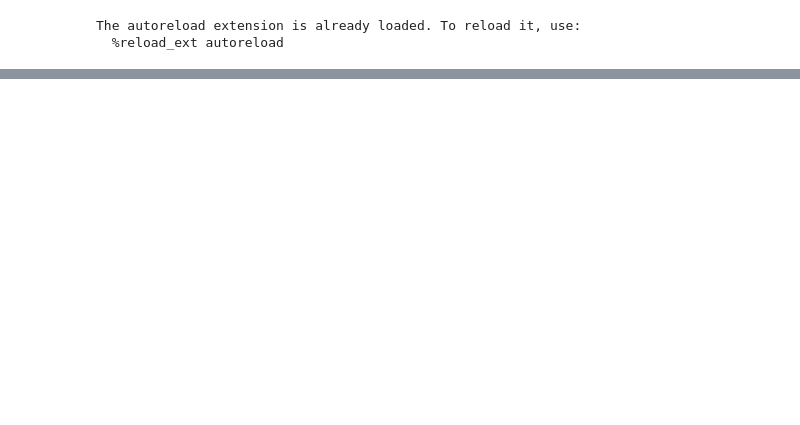
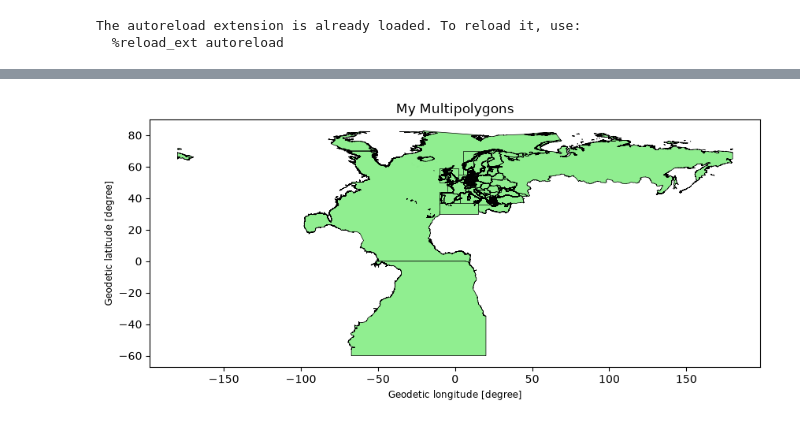
Before and after one commit to KatharinaBuelow/udag, a Jupyter notebook: read_shapefile.ipynb, the cells around one changed output, grey strips where cells are left out. Cells and saved outputs as stored; diff of their text form; code cells hidden in the pictures; blank space fills up the shorter version.

```diff
--- a/read_shapefile.ipynb
+++ b/read_shapefile.ipynb
@@ -241,0 +180,6 @@ plt.show()
+# %%
+
+shp_file= os.path.join(wkd,'eva-suite', 'UDAG_EvaSuite_allpolygones_regiklim_msf_200226.gpkg')
+gdf = gpd.read_file(shp_file)
+print(gdf.head())
+print(gdf.crs)
@@ -241,0 +201,17 @@ plt.show()
+# %%
+
+import matplotlib.pyplot as plt
+
+fig, ax = plt.subplots(figsize=(10, 10))
+
+gdf.plot(
+    ax=ax,
+    facecolor="lightgreen",
+    edgecolor="black",
+    linewidth=0.5
+)
+
+ax.set_title("My Multipolygons")
+plt.show()
+# %% [output]
+[figure, added]
```
Also changed, not shown: parts of 48 cells of this notebook, 6 other files.
